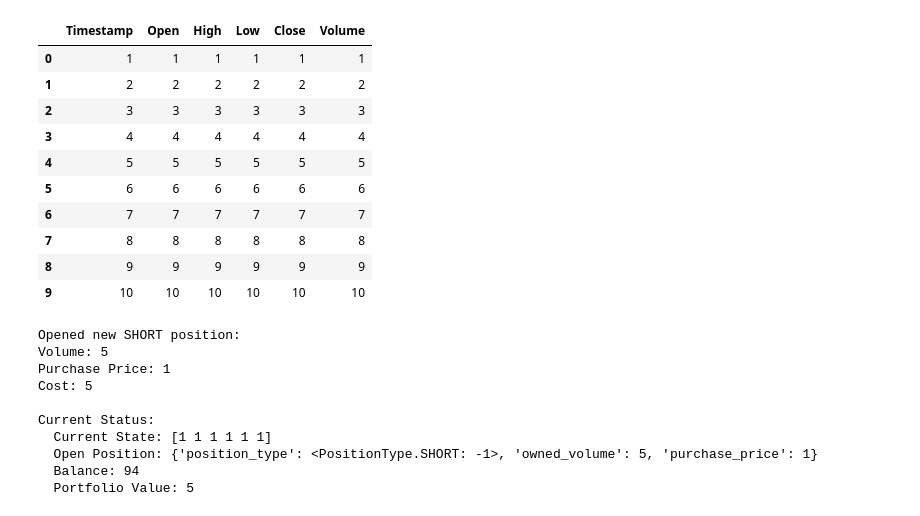
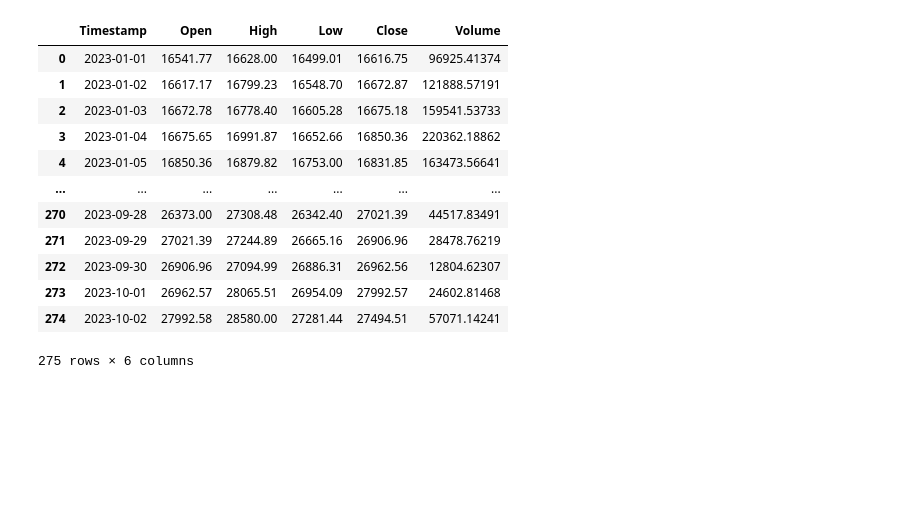
Before and after one commit to pawel-grzeszczyk/stock-market-rl, a Jupyter notebook: env_testing.ipynb, the cells around one changed output. Cells and saved outputs as stored; diff of their text form; code cells hidden in the pictures; blank space fills up the shorter version.

```diff
--- a/env_testing.ipynb
+++ b/env_testing.ipynb
@@ -4,31 +4,33 @@ import numpy as np
 import torch
 from torch import nn
 # %%
-# data = pd.read_csv('data/BTCUSDT_5MIN_data.csv')
-# data
+data = pd.read_csv('data/BTCUSDT_1DAY_data.csv')
+data
+# %% [output]
+|  | Timestamp | Open | High | Low | Close | Volume |
+| 0 | 2023-01-01 | 16541.77 | 16628.00 | 16499.01 | 16616.75 | 96925.41374 |
+| 1 | 2023-01-02 | 16617.17 | 16799.23 | 16548.70 | 16672.87 | 121888.57191 |
+| 2 | 2023-01-03 | 16672.78 | 16778.40 | 16605.28 | 16675.18 | 159541.53733 |
+| 3 | 2023-01-04 | 16675.65 | 16991.87 | 16652.66 | 16850.36 | 220362.18862 |
+| 4 | 2023-01-05 | 16850.36 | 16879.82 | 16753.00 | 16831.85 | 163473.56641 |
+| ... | ... | ... | ... | ... | ... | ... |
+| 270 | 2023-09-28 | 26373.00 | 27308.48 | 26342.40 | 27021.39 | 44517.83491 |
+| 271 | 2023-09-29 | 27021.39 | 27244.89 | 26665.16 | 26906.96 | 28478.76219 |
+| 272 | 2023-09-30 | 26906.96 | 27094.99 | 26886.31 | 26962.56 | 12804.62307 |
+| 273 | 2023-10-01 | 26962.57 | 28065.51 | 26954.09 | 27992.57 | 24602.81468 |
+| 274 | 2023-10-02 | 27992.58 | 28580.00 | 27281.44 | 27494.51 | 57071.14241 |
+275 rows × 6 columns
 # %%
-data = {
-    'Timestamp':list(range(1, 11)),
-     'Open':list(range(1, 11)),
-     'High':list(range(1, 11)),
-     'Low':list(range(1, 11)),
-     'Close':list(range(1, 11)),
-     'Volume':list(range(1, 11)),
-}
-data = pd.DataFrame(data)
-data
+# data = {
+#     'Timestamp':list(range(1, 11)),
+#      'Open':list(range(1, 11)),
+#      'High':list(range(1, 11)),
+#      'Low':list(range(1, 11)),
+#      'Close':list(range(1, 11)),
+#      'Volume':list(range(1, 11)),
+# }
+# data = pd.DataFrame(data)
+# data
-# %% [output]
-|  | Timestamp | Open | High | Low | Close | Volume |
-| 0 | 1 | 1 | 1 | 1 | 1 | 1 |
-| 1 | 2 | 2 | 2 | 2 | 2 | 2 |
-| 2 | 3 | 3 | 3 | 3 | 3 | 3 |
-| 3 | 4 | 4 | 4 | 4 | 4 | 4 |
-| 4 | 5 | 5 | 5 | 5 | 5 | 5 |
-| 5 | 6 | 6 | 6 | 6 | 6 | 6 |
-| 6 | 7 | 7 | 7 | 7 | 7 | 7 |
-| 7 | 8 | 8 | 8 | 8 | 8 | 8 |
-| 8 | 9 | 9 | 9 | 9 | 9 | 9 |
-| 9 | 10 | 10 | 10 | 10 | 10 | 10 |
 # %%
 import environment
 from environment import TradingEnvironment
@@ -41,15 +42,0 @@ env = TradingEnvironment(data=data,
-# %%
-env.step(action=-1, volume=5)
-print()
-env.print_status()
-# %% [output]
-Opened new SHORT position:
-Volume: 5
-Purchase Price: 1
-Cost: 5
-
-Current Status:
-  Current State: [1 1 1 1 1 1]
-  Open Position: {'position_type': <PositionType.SHORT: -1>, 'owned_volume': 5, 'purchase_price': 1}
-  Balance: 94
-  Portfolio Value: 5
```
Also changed, not shown: parts of 12 cells of this notebook, 1 other file.
